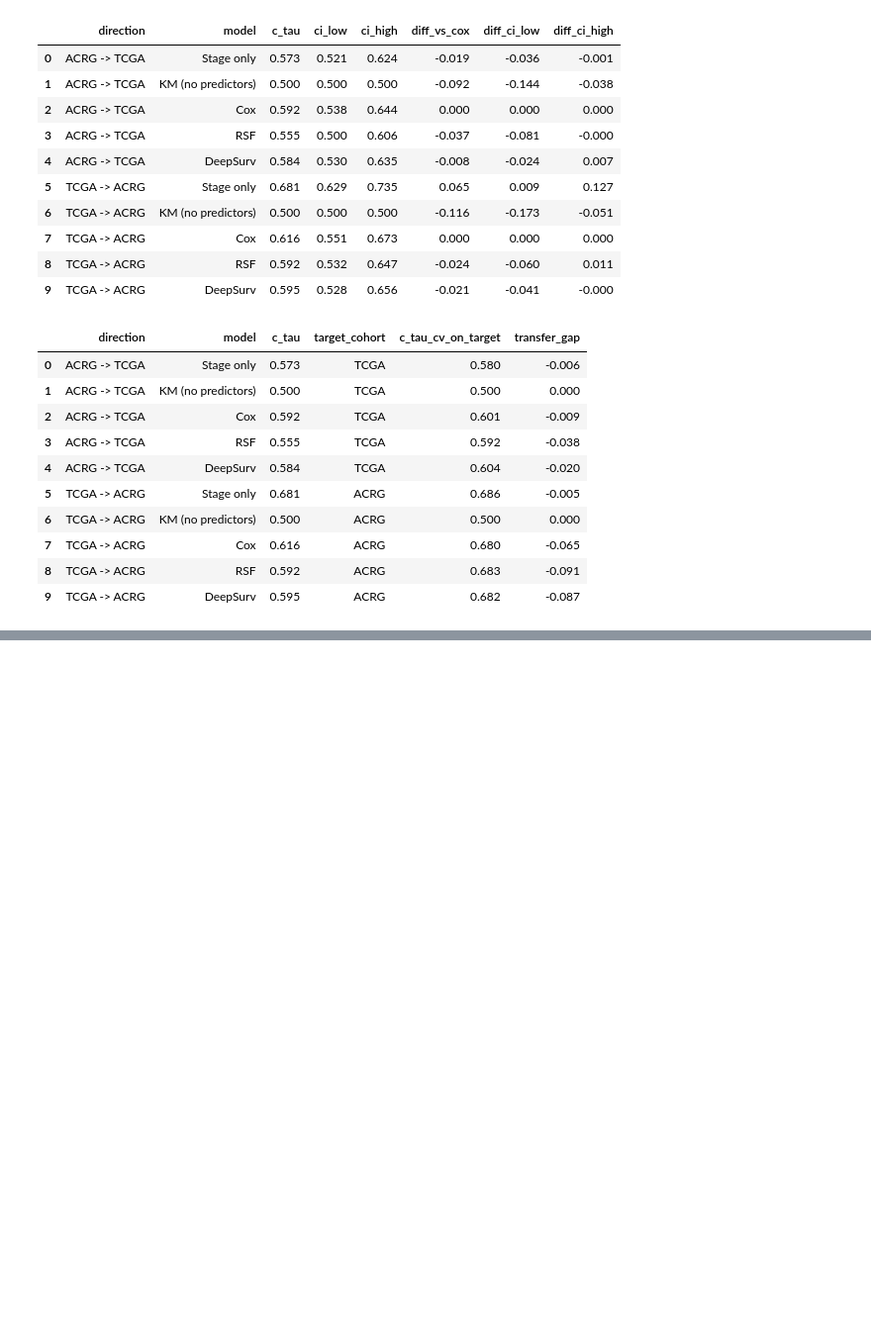
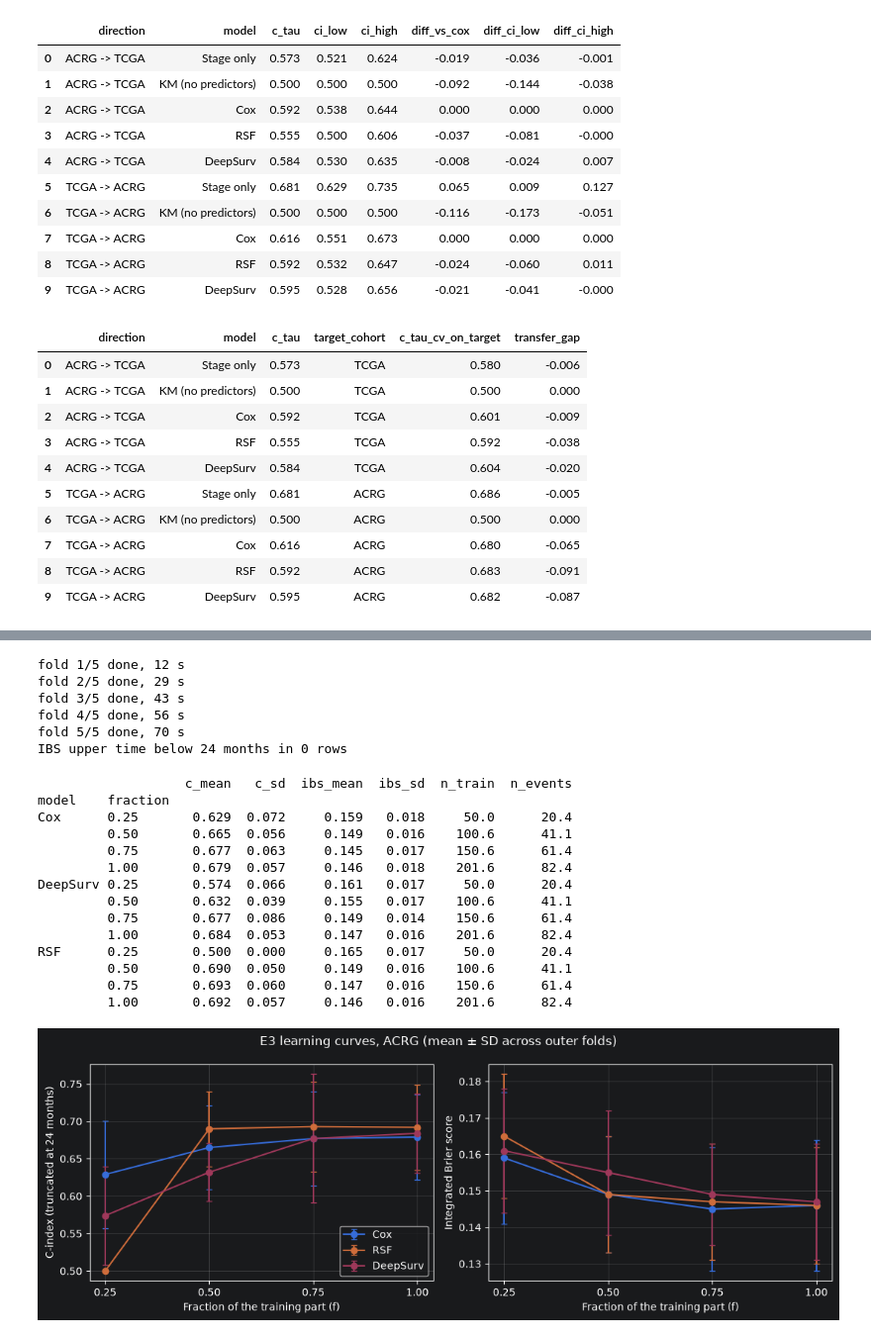
Before and after one commit to patriciamateica/GastricCancerRecurrence, a Jupyter notebook: src/experimenting101.ipynb, the cells around one changed output, grey strips where cells are left out. Shown at 99% size. Drawn from its saved outputs; the diff is of its cells as text; code cells hidden in the pictures; blank space fills up the shorter version.

```diff
--- a/src/experimenting101.ipynb
+++ b/src/experimenting101.ipynb
@@ -371,0 +420,77 @@ gap.round(3)
+# %%
+outer = RepeatedStratifiedKFold(n_splits = K, n_repeats = 1, random_state = seed)
+rows = []
+t0 = time.time()
+for fold, (tr, te) in enumerate(outer.split(X, y["event"])):
+    X_tr, X_te, y_tr, y_te = X.iloc[tr], X.iloc[te], y[tr], y[te]
+    times_full = eval_times(y_te)
+
+    for frac in fractions:
+        n_draws = 1 if frac == 1.0 else S_draws
+        for draw in range(n_draws):
+             if frac == 1.0:
+                sub = np.arange(len(tr))
+             else:
+                sss = StratifiedShuffleSplit(n_splits=1, train_size=frac,
+                                             random_state=seed + 100 * fold + draw)
+                sub, _ = next(sss.split(np.zeros(len(tr)), y_tr["event"]))
+             X_sub, y_sub = X_tr.iloc[sub], y_tr[sub]
+             times = times_full[times_full < y_sub["time"].max()]
+             for name in e3_models:
+                 est = adjust_for_size(name, make_fixed(name, y_sub), frac).fit(X_sub, y_sub)
+                 c = c_index_tau(y_te, est.predict(X_te))
+                 ibs = integrated_brier_score(y_tr, y_te, surv_at(est, X_te, times), times)
+                 rows.append(dict(fold=fold, fraction=frac, draw=draw, model=name,
+                                 c_tau=c, ibs=ibs, n_train=len(sub), n_events=int(y_sub["event"].sum()), t_hi=times[-1]))
+    print(f"fold {fold + 1}/{K} done, {time.time() - t0:.0f} s")
+e3 = pd.DataFrame(rows)
+e3.to_csv(results_dir / f"e3_{cohort}_learning.csv", index=False)
+print("IBS upper time below 24 months in", (e3["t_hi"] < tau - 1e-3).sum(), "rows")
+# %% [output]
+fold 1/5 done, 12 s
+fold 2/5 done, 29 s
+fold 3/5 done, 43 s
+fold 4/5 done, 56 s
+fold 5/5 done, 70 s
+IBS upper time below 24 months in 0 rows
+# %%
+per_fold = (e3.groupby(["model", "fraction", "fold"])[["c_tau", "ibs", "n_train", "n_events"]]
+              .mean().reset_index())
+summary = per_fold.groupby(["model", "fraction"]).agg(
+    c_mean=("c_tau", "mean"), c_sd=("c_tau", "std"),
+    ibs_mean=("ibs", "mean"), ibs_sd=("ibs", "std"),
+    n_train=("n_train", "mean"), n_events=("n_events", "mean")).round(3)
+print(summary)
+
+fig, ax = plt.subplots(1, 2, figsize=(11, 4))
+for name in e3_models:
+    s = summary.loc[name]
+    ax[0].errorbar(s.index, s["c_mean"], yerr=s["c_sd"], marker="o", capsize=3, label=name)
+    ax[1].errorbar(s.index, s["ibs_mean"], yerr=s["ibs_sd"], marker="o", capsize=3, label=name)
+ax[0].set_ylabel(f"C-index (truncated at {tau} months)")
+ax[1].set_ylabel("Integrated Brier score")
+for a in ax:
+    a.set_xlabel("Fraction of the training part (f)")
+    a.set_xticks(fractions)
+    a.grid(alpha=0.3)
+ax[0].legend()
+fig.suptitle(f"E3 learning curves, {cohort.upper()} (mean ± SD across outer folds)")
+fig.tight_layout()
+fig.savefig(results_dir / f"e3_{cohort}_learning.png", dpi=200)
+plt.show()
+# %% [output]
+                   c_mean   c_sd  ibs_mean  ibs_sd  n_train  n_events
+model    fraction
+Cox      0.25       0.629  0.072     0.159   0.018     50.0      20.4
+         0.50       0.665  0.056     0.149   0.016    100.6      41.1
+         0.75       0.677  0.063     0.145   0.017    150.6      61.4
+         1.00       0.679  0.057     0.146   0.018    201.6      82.4
+DeepSurv 0.25       0.574  0.066     0.161   0.017     50.0      20.4
+         0.50       0.632  0.039     0.155   0.017    100.6      41.1
+         0.75       0.677  0.086     0.149   0.014    150.6      61.4
+         1.00       0.684  0.053     0.147   0.016    201.6      82.4
+RSF      0.25       0.500  0.000     0.165   0.017     50.0      20.4
+         0.50       0.690  0.050     0.149   0.016    100.6      41.1
+         0.75       0.693  0.060     0.147   0.016    150.6      61.4
+         1.00       0.692  0.057     0.146   0.016    201.6      82.4
+[figure, added]
```
Also changed, not shown: parts of 5 cells of this notebook, 4 other files.
